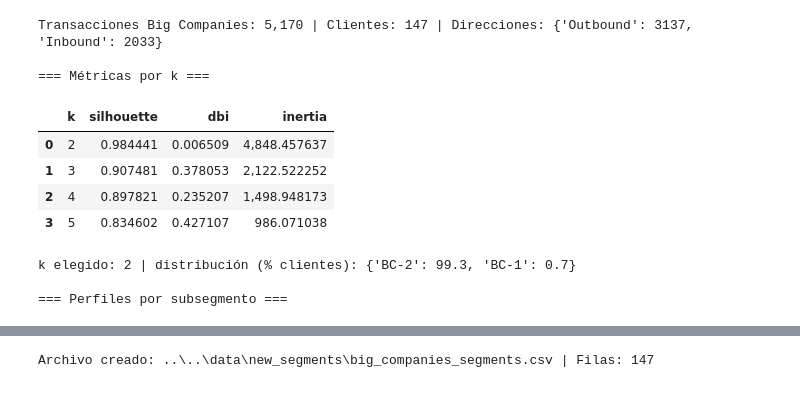
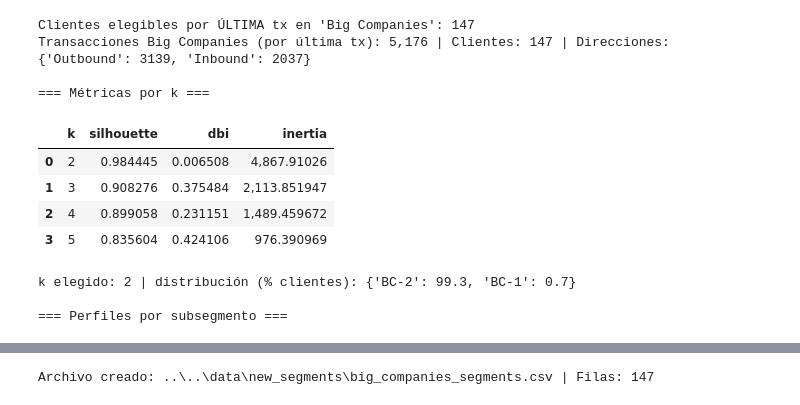
Before and after one commit to Lucasnader/segmentacion_vinson, a Jupyter notebook: segmentación/Big Companies/segmentation.ipynb, the cells around one changed output, grey strips where cells are left out. Saved outputs shown, nothing was run; the diff lists cells and outputs as text; code cells hidden in the pictures.

```diff
--- a/segmentación/Big Companies/segmentation.ipynb
+++ b/segmentación/Big Companies/segmentation.ipynb
@@ -120,13 +120,39 @@ missing = [c for c in required_cols if c not in df.columns]
 if missing:
     raise AssertionError(f"Faltan columnas {missing}. Presentes: {list(df.columns)}")
 
-# ------------------------ FILTRO SEGMENTO --------------------------------------
-mask = (
-    (df["tx_type"].str.upper().eq(str(FOCUS_TX_TYPE).upper())) &
-    (df["customer_sub_type"].str.upper().eq(str(SEGMENT_NAME).upper())) &
-    (df["tx_direction"].isin(DIRECTIONS))
+# ------------------------ FILTRO SEGMENTO (por ÚLTIMA TX del cliente) ----------
+# 1) Pre-filtro mínimo para determinar la última tx por cliente:
+#    (solo aseguramos tener fecha; NO restringimos por sub_type todavía)
+df_last_base = df.dropna(subset=["customer_id", "tx_date_time"]).copy()
+df_last_base["customer_id"] = df_last_base["customer_id"].astype(str).str.strip()
+
+# 2) Orden temporal y "último sub_type conocido" por cliente
+#    - Si la última fila tiene NaN en sub_type pero hubo una previa con valor, tomamos la última conocida (ffill)
+df_last_base = df_last_base.sort_values(["customer_id", "tx_date_time"])
+df_last_base["subtype_last_known"] = (
+    df_last_base.groupby("customer_id", group_keys=False)["customer_sub_type"].ffill()
 )
 
+# 3) Tomamos la ÚLTIMA fila por cliente (máxima fecha)
+last_rows = df_last_base.groupby("customer_id", as_index=False).tail(1)
+
+# 4) Elegibles = clientes cuyo sub_type de la última tx (conocido) es el segmento objetivo
+eligible_ids = last_rows.loc[
+    last_rows["subtype_last_known"].astype(str).str.upper() == str(SEGMENT_NAME).upper(),
+    "customer_id"
+].unique()
+
+print(f"Clientes elegibles por ÚLTIMA tx en '{SEGMENT_NAME}': {len(eligible_ids):,}")
+
+# 5) Ahora sí armamos el dataset de transacciones con:
+#    - SOLO esos clientes elegibles
+#    - Cash + direcciones indicadas
+#    - (Opcional) PERIOD_START si quieres trabajar un período específico para features
+mask = (
+    df["customer_id"].astype(str).str.strip().isin(eligible_ids) &
+    df["tx_type"].str.upper().eq(str(FOCUS_TX_TYPE).upper()) &
+    df["tx_direction"].isin(DIRECTIONS)
+)
 if PERIOD_START:
     start_dt = pd.to_datetime(PERIOD_START)
     mask &= df["tx_date_time"].ge(start_dt)
@@ -136,7 +162,7 @@ tx = tx.dropna(subset=["customer_id"])
 tx["customer_id"] = tx["customer_id"].astype(str).str.strip()
 
 n_clients = tx["customer_id"].nunique()
-print(f"Transacciones {SEGMENT_NAME}: {len(tx):,} | Clientes: {n_clients:,} | Direcciones: {tx['tx_direction'].value_counts().to_dict()}")
+print(f"Transacciones {SEGMENT_NAME} (por última tx): {len(tx):,} | Clientes: {n_clients:,} | Direcciones: {tx['tx_direction'].value_counts().to_dict()}")
 
 if n_clients < MIN_CLIENTS_FOR_CLUSTER:
     print(f"\ Pocos clientes ({n_clients}) para clusterizar (mínimo {MIN_CLIENTS_FOR_CLUSTER}). No se subsegmenta.")
@@ -237,38 +263,39 @@ else:
         dist = feat["segment_label"].value_counts(normalize=True).mul(100).round(1).to_dict()
         print(f"\nk elegido: {BEST_K} | distribución (% clientes): {dist}")
 
         summary = (
             feat.groupby("segment_label", dropna=False)
                 .agg(
                     clients=("customer_id","nunique"),
                     share_clients=("customer_id", lambda s: 100*s.nunique()/feat["customer_id"].nunique()),
                     med_monthly_out=("median_monthly_out","median"),
                     mean_monthly_out=("median_monthly_out","mean"),
                     med_tx_month_out=("tx_per_active_month_out","median"),
                     mean_tx_month_out=("tx_per_active_month_out","mean"),
                     med_monthly_in=("median_monthly_in","median"),
                     mean_monthly_in=("median_monthly_in","mean"),
                     med_tx_month_in=("tx_per_active_month_in","median"),
                     mean_tx_month_in=("tx_per_active_month_in","mean"),
                     med_ticket_out=("median_amount_out","median"),
                     mean_ticket_out=("median_amount_out","mean"),
                     med_ticket_in=("median_amount_in","median"),
                     mean_ticket_in=("median_amount_in","mean"),
                 )
                 .sort_values(["med_monthly_out","med_monthly_in"])
                 .round(2)
         )
         print("\n=== Perfiles por subsegmento ===")
         display(summary)
 # %% [output]
-Transacciones Big Companies: 5,170 | Clientes: 147 | Direcciones: {'Outbound': 3137, 'Inbound': 2033}
+Clientes elegibles por ÚLTIMA tx en 'Big Companies': 147
+Transacciones Big Companies (por última tx): 5,176 | Clientes: 147 | Direcciones: {'Outbound': 3139, 'Inbound': 2037}
 
 === Métricas por k ===
 |  | k | silhouette | dbi | inertia |
-| 0 | 2 | 0.984441 | 0.006509 | 4,848.457637 |
-| 1 | 3 | 0.907481 | 0.378053 | 2,122.522252 |
-| 2 | 4 | 0.897821 | 0.235207 | 1,498.948173 |
-| 3 | 5 | 0.834602 | 0.427107 | 986.071038 |
+| 0 | 2 | 0.984445 | 0.006508 | 4,867.91026 |
+| 1 | 3 | 0.908276 | 0.375484 | 2,113.851947 |
+| 2 | 4 | 0.899058 | 0.231151 | 1,489.459672 |
+| 3 | 5 | 0.835604 | 0.424106 | 976.390969 |
 k elegido: 2 | distribución (% clientes): {'BC-2': 99.3, 'BC-1': 0.7}
 
 === Perfiles por subsegmento ===
```
Also changed, not shown: parts of 2 cells of this notebook, 40 other files.
